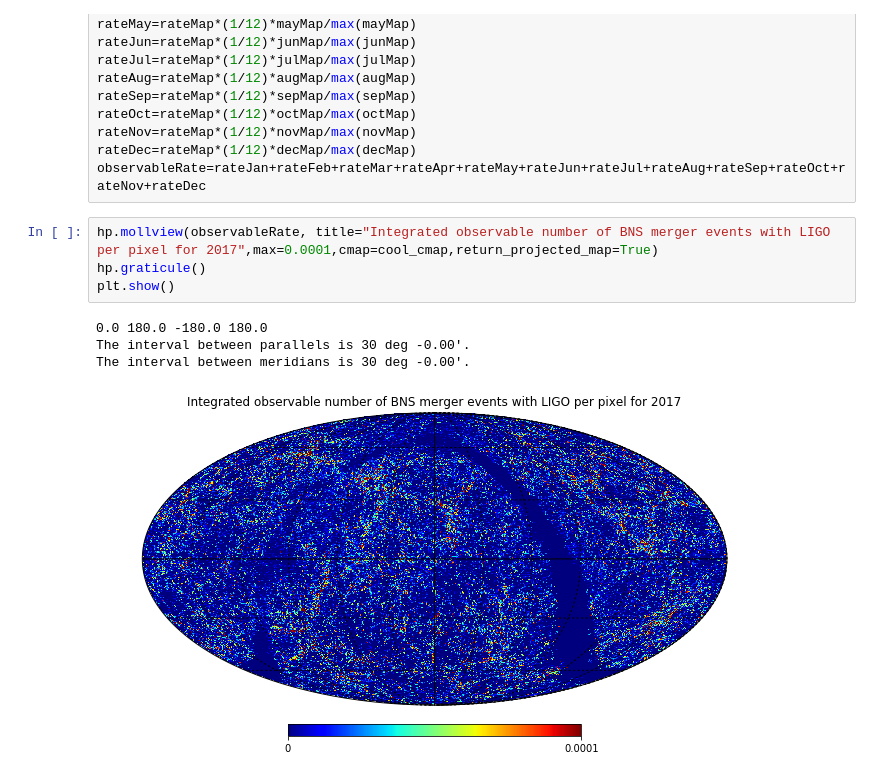
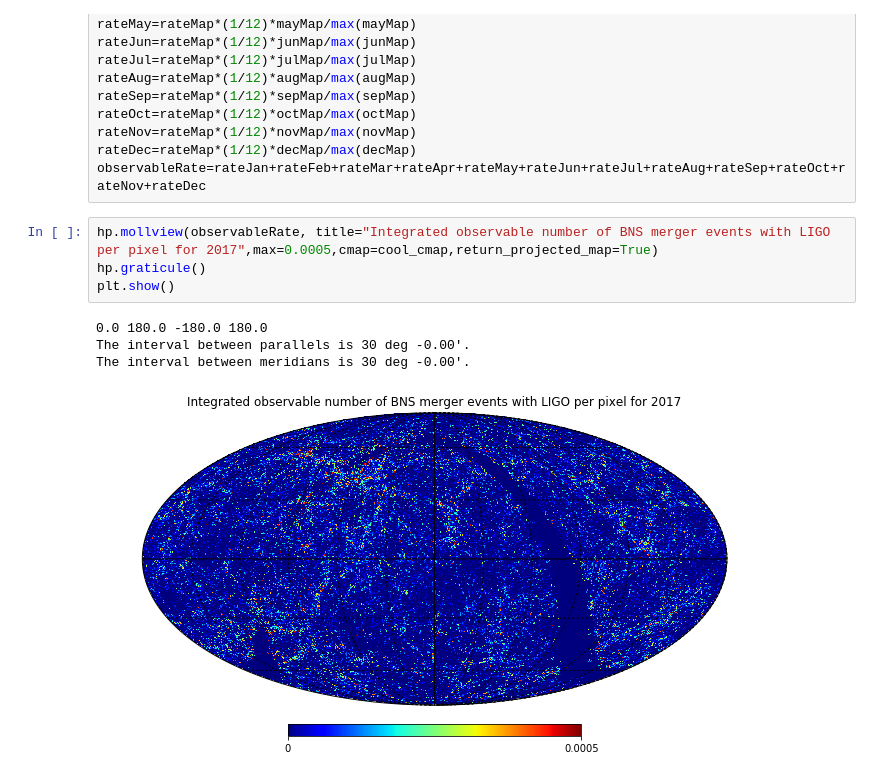
Before and after one commit to kperezsa/BNS-MergerRates, a Jupyter notebook: LIGO probability maps.ipynb, the cells around one changed output. Saved outputs shown, nothing was run; the diff lists cells and outputs as text.

```diff
--- a/LIGO probability maps.ipynb
+++ b/LIGO probability maps.ipynb
@@ -268,14 +286,14 @@ rateNov=rateMap*(1/12)*novMap/max(novMap)
 rateDec=rateMap*(1/12)*decMap/max(decMap)
 observableRate=rateJan+rateFeb+rateMar+rateApr+rateMay+rateJun+rateJul+rateAug+rateSep+rateOct+rateNov+rateDec
 # %%
-hp.mollview(observableRate, title="Integrated observable number of BNS merger events with LIGO per pixel for 2017",max=0.0001,cmap=cool_cmap,return_projected_map=True)
+hp.mollview(observableRate, title="Integrated observable number of BNS merger events with LIGO per pixel for 2017",max=0.0005,cmap=cool_cmap,return_projected_map=True)
 hp.graticule()
 plt.show()
 # %% [output]
 0.0 180.0 -180.0 180.0
 The interval between parallels is 30 deg -0.00'.
 The interval between meridians is 30 deg -0.00'.
-[figure, old version]
+[figure, new version]
 # %%
 sum(observableRate)
 # %% [output]
```
Also changed, not shown: parts of 3 cells of this notebook.
